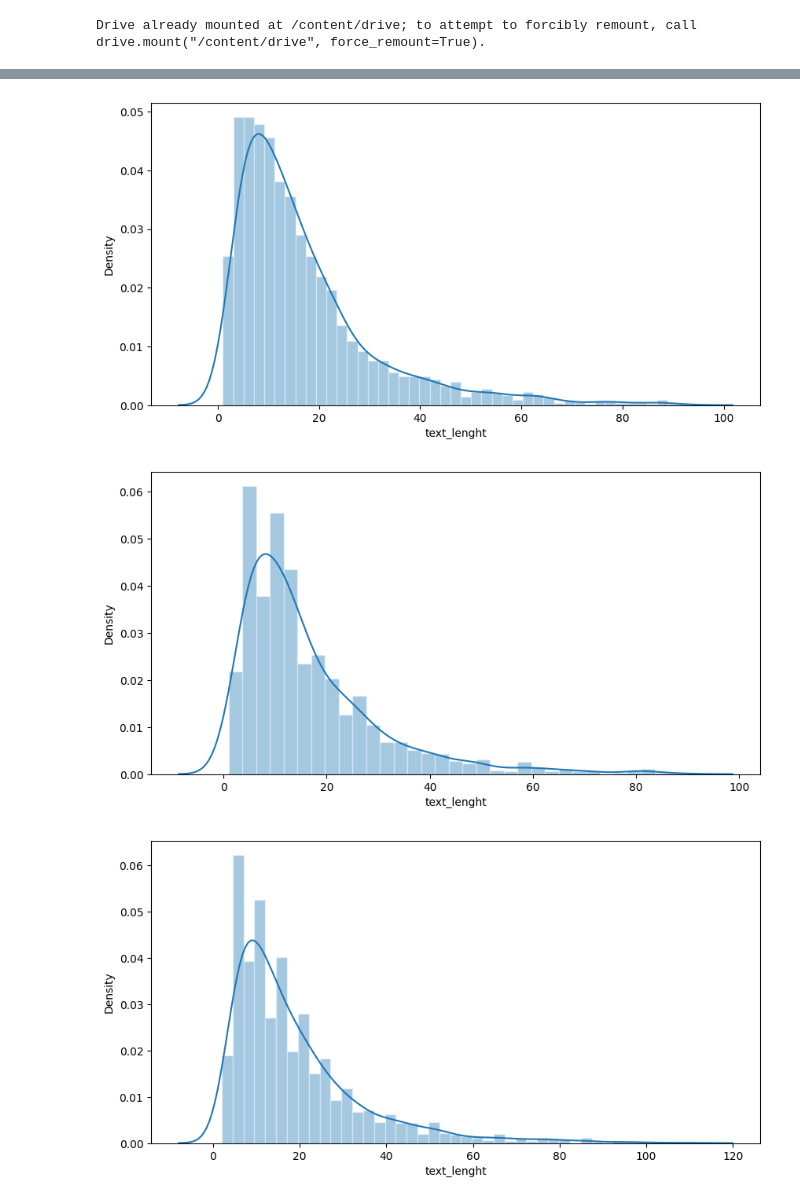
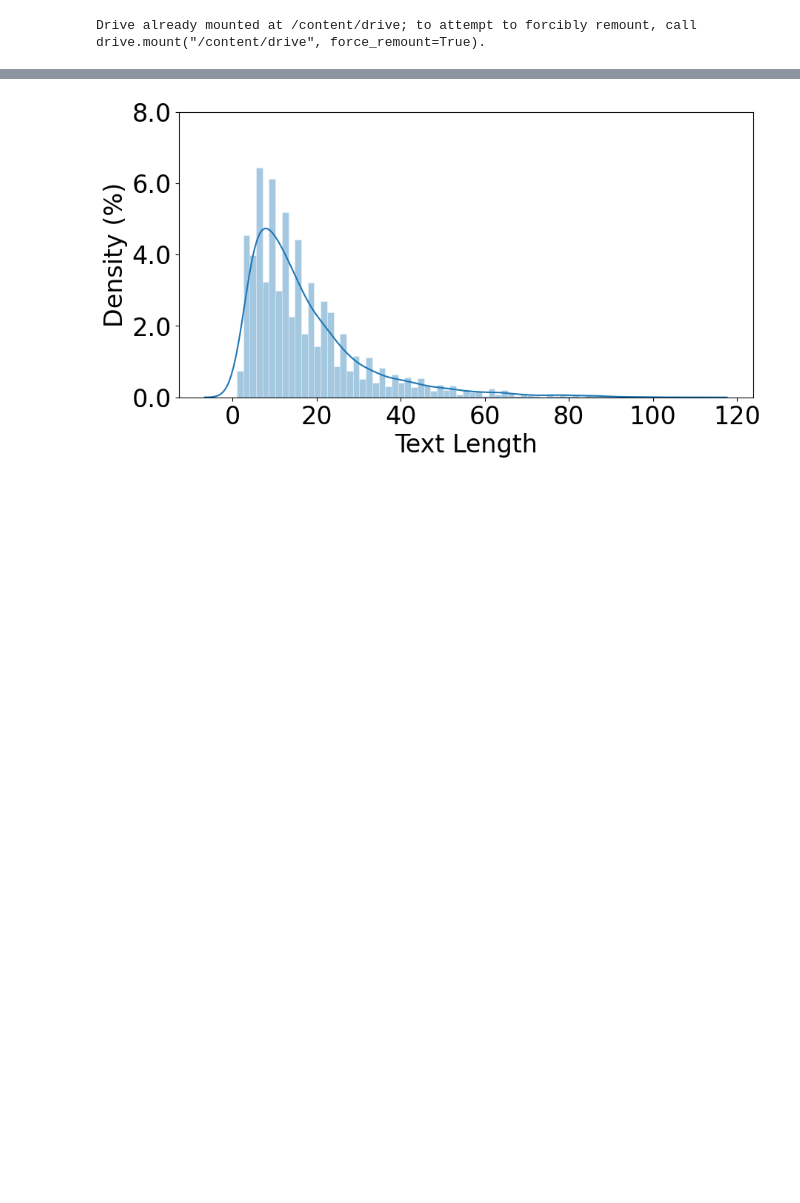
Before and after one commit to Shibu4064/EMNLP, a Jupyter notebook: EDA.ipynb, the cells around one changed output, grey strips where cells are left out. Drawn from its saved outputs; the diff is of its cells as text; code cells hidden in the pictures; blank space fills up the shorter version.

```diff
--- a/EDA.ipynb
+++ b/EDA.ipynb
@@ -21,0 +44,3 @@ test.head()
+# %%
+vitd = pd.concat([train, dev, test])
+vitd.groupby('label').count()
@@ -22,6 +53,4 @@ test.head()
 # %%
-import matplotlib.pyplot as plt
-
 def show_bar(column, title, top=100):
   plt.figure(figsize=(20,5))
   column.sample(top).sort_index().plot(kind='bar')
@@ -29,9 +58,6 @@ def show_bar(column, title, top=100):
   plt.xlabel("ID")
   plt.ylabel("Count")
   plt.show()
-
-
-import seaborn as sns
 
 def show_dist(column):
   plt.figure(figsize=(10,5))
@@ -43,12 +69,20 @@ def show_dist(column):
     alpha=.4,
     edgecolor=(1, 1, 1, .4),
   )
+  locs, labels = plt.yticks()
+  for l in labels:
+    s = l.get_text()
+    f = float(s) * 100
+    f = round(f, 2)
+    l.set_text(str(f))
+  plt.yticks(locs, labels)
+  plt.ylabel('Density (%)')
+  plt.xlabel('Text Length')
   plt.show()
+# %%
+plt.rcParams['font.size'] = 24
 # %%
 train['text_lenght'] = train['text'].apply(lambda x : len(x.split()))
 dev['text_lenght'] = dev['text'].apply(lambda x : len(x.split()))
 test['text_lenght'] = test['text'].apply(lambda x : len(x.split()))
-
-show_bar(train['text_lenght'], "Train Dataset Text Length RANDOM 100")
-show_bar(dev['text_lenght'], "Dev Dataset Text Length RANDOM 100")
-show_bar(test['text_lenght'], "Test Dataset Text Length RANDOM 100")
+vitd['text_lenght'] = vitd['text'].apply(lambda x : len(x.split()))
@@ -59,11 +93,10 @@ show_bar(test['text_lenght'], "Test Dataset Text Length RANDOM 100")
 # %%
-show_dist(train['text_lenght'])
-show_dist(dev['text_lenght'])
-show_dist(test['text_lenght'])
+# show_dist(train['text_lenght'])
+# show_dist(dev['text_lenght'])
+# show_dist(test['text_lenght'])
+show_dist(vitd['text_lenght'])
 # %% [output]
-[figure, old version]
+[figure, new version]
-[figure, removed]
-[figure, removed]
 # %%
 %%capture
 !pip install wordcloud
```
Also changed, not shown: parts of 14 cells of this notebook.
